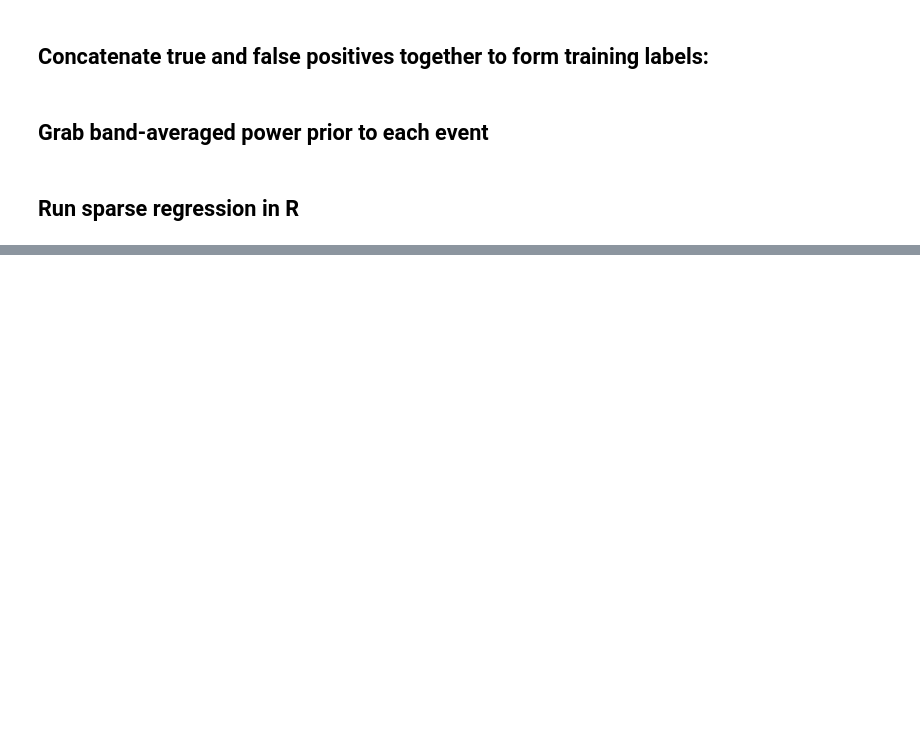
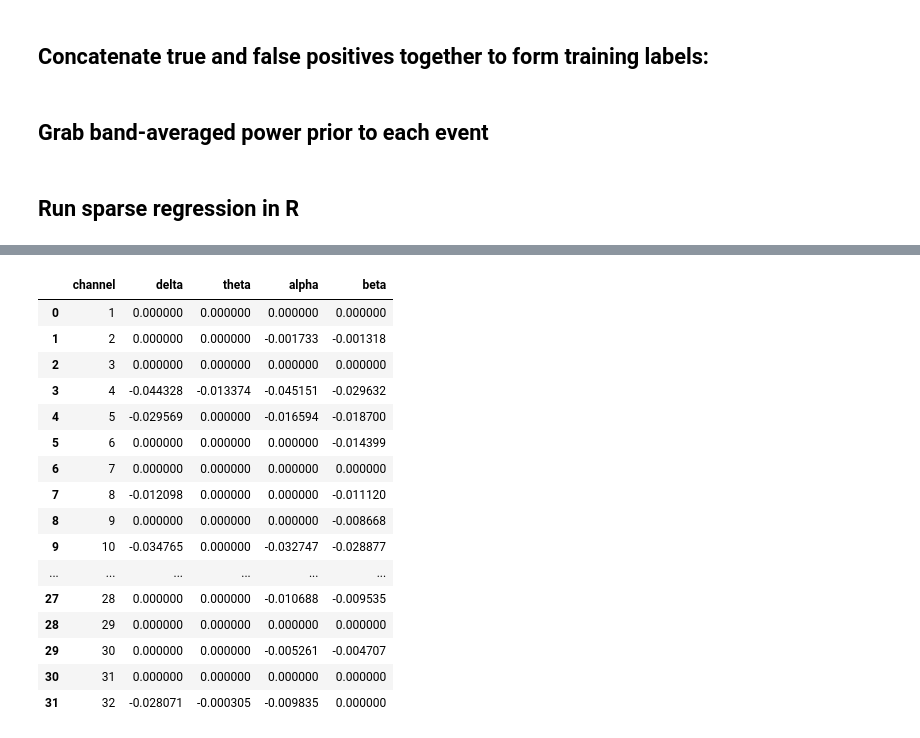
Before and after one commit to jmxpearson/hephys, a Jupyter notebook: bartc/LFP_classifier.ipynb, the cells around one changed output, grey strips where cells are left out. Drawn from its saved outputs; the diff is of its cells as text; code cells hidden in the pictures; blank space fills up the shorter version.

```diff
--- a/bartc/LFP_classifier.ipynb
+++ b/bartc/LFP_classifier.ipynb
@@ -124,0 +139,20 @@ plt.ylabel('True Positive Rate');
+# %%
+cg
+# %% [output]
+|  | channel | delta | theta | alpha | beta |
+| 0 | 1 | 0.000000 | 0.000000 | 0.000000 | 0.000000 |
+| 1 | 2 | 0.000000 | 0.000000 | -0.001733 | -0.001318 |
+| 2 | 3 | 0.000000 | 0.000000 | 0.000000 | 0.000000 |
+| 3 | 4 | -0.044328 | -0.013374 | -0.045151 | -0.029632 |
+| 4 | 5 | -0.029569 | 0.000000 | -0.016594 | -0.018700 |
+| 5 | 6 | 0.000000 | 0.000000 | 0.000000 | -0.014399 |
+| 6 | 7 | 0.000000 | 0.000000 | 0.000000 | 0.000000 |
+| 7 | 8 | -0.012098 | 0.000000 | 0.000000 | -0.011120 |
+| 8 | 9 | 0.000000 | 0.000000 | 0.000000 | -0.008668 |
+| 9 | 10 | -0.034765 | 0.000000 | -0.032747 | -0.028877 |
+| ... | ... | ... | ... | ... | ... |
+| 27 | 28 | 0.000000 | 0.000000 | -0.010688 | -0.009535 |
+| 28 | 29 | 0.000000 | 0.000000 | 0.000000 | 0.000000 |
+| 29 | 30 | 0.000000 | 0.000000 | -0.005261 | -0.004707 |
+| 30 | 31 | 0.000000 | 0.000000 | 0.000000 | 0.000000 |
+| 31 | 32 | -0.028071 | -0.000305 | -0.009835 | 0.000000 |
```
Also changed, not shown: parts of 6 cells of this notebook.
